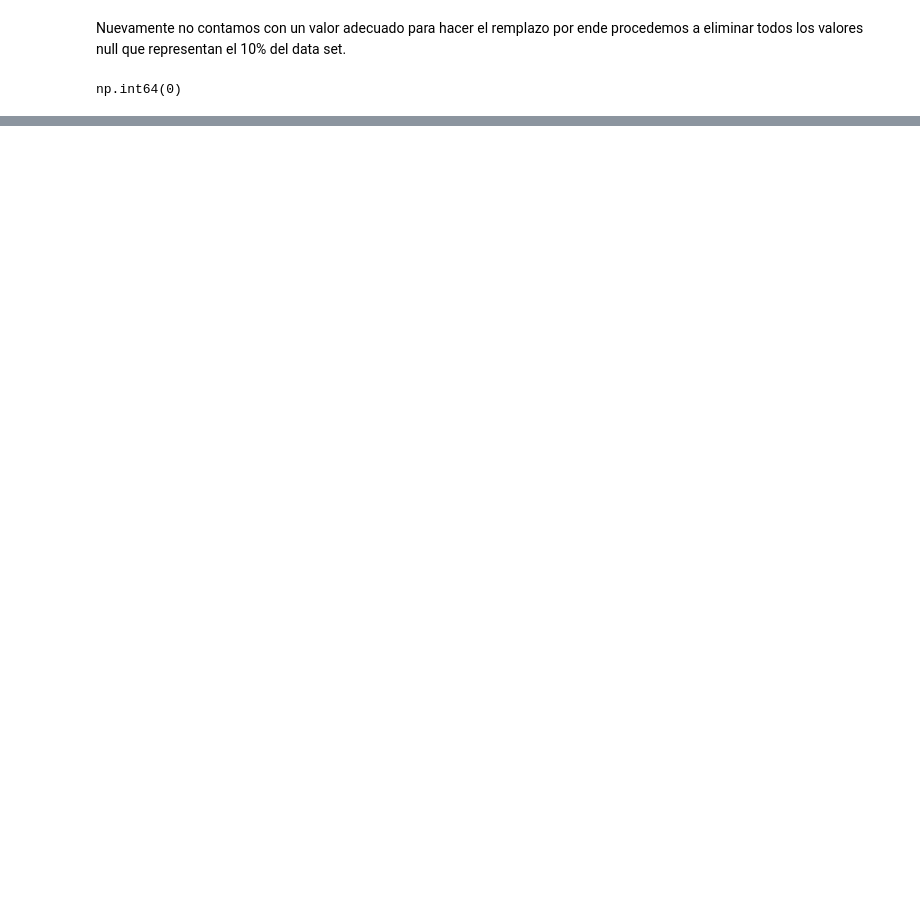
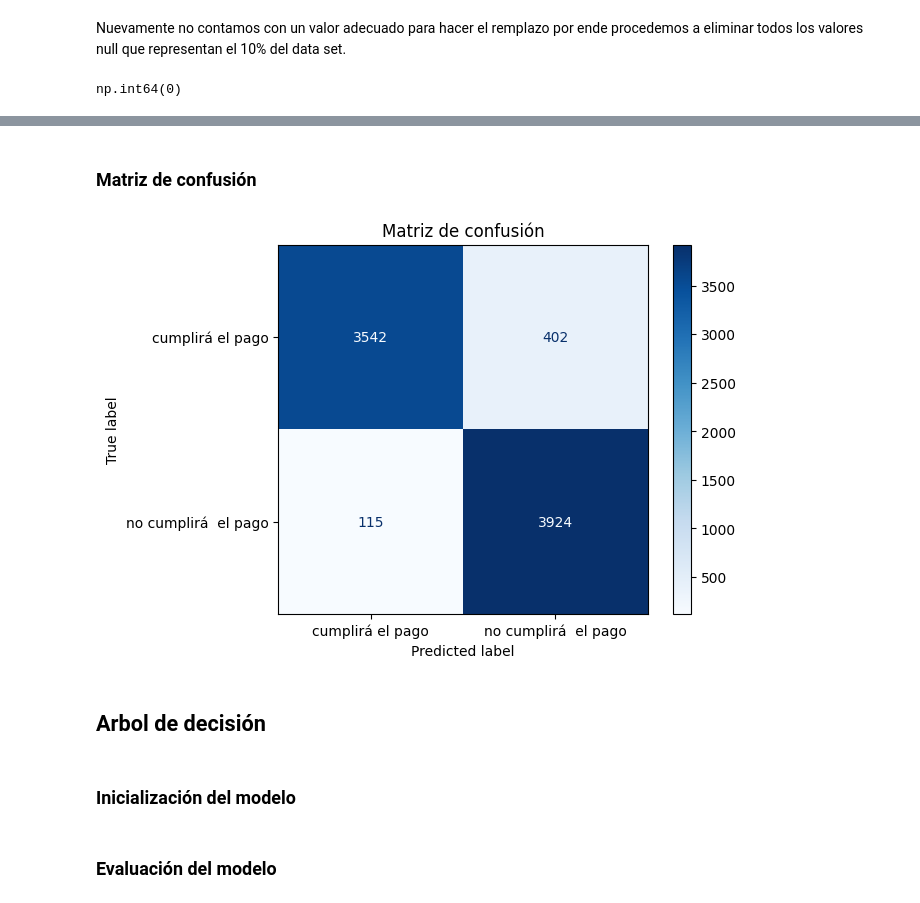
Before and after one commit to JuanCruzArese/TP-Final-ICD, a Jupyter notebook: TP_Final_ICD.ipynb, the cells around one changed output, grey strips where cells are left out. Drawn from its saved outputs; the diff is of its cells as text; code cells hidden in the pictures; blank space fills up the shorter version.

```diff
--- a/TP_Final_ICD.ipynb
+++ b/TP_Final_ICD.ipynb
@@ -271,0 +303,6 @@ np.int64(0)
+# %%
+df = df.drop('ID', axis=1)
+print(df['default.payment.next.month'].value_counts())
+
+X = df.drop('default.payment.next.month', axis=1)
+y = df['default.payment.next.month']
@@ -271,0 +316,3 @@ np.int64(0)
+# %%
+ros = RandomOverSampler()
+X_res, y_res = ros.fit_resample(X, y)
@@ -271,0 +327,2 @@ np.int64(0)
+# %%
+X_train, X_test, y_train, y_test = train_test_split(X_res, y_res, test_size=0.2, random_state=42)
@@ -271,0 +335,4 @@ np.int64(0)
+# %%
+model = RandomForestClassifier()
+model.fit(X_train, y_train)
+y_pred = model.predict(X_test)
@@ -271,0 +352,15 @@ np.int64(0)
+# %% [markdown]
+### Matriz de confusión
+# %%
+confussion_matrix = confusion_matrix(y_test, y_pred)
+
+disp = ConfusionMatrixDisplay(confusion_matrix=confussion_matrix, display_labels=['cumplirá con el pago', 'no cumplirá con el pago'])
+disp.plot(cmap='Blues')
+plt.title('Matriz de confusión')
+plt.show()
+# %% [output]
+[figure, added]
+# %% [markdown]
+## Arbol de decisión
+# %% [markdown]
+### Inicialización del modelo
@@ -271,0 +371,2 @@ np.int64(0)
+# %% [markdown]
+### Evaluación del modelo
```
Also changed, not shown: parts of 52 cells of this notebook.
